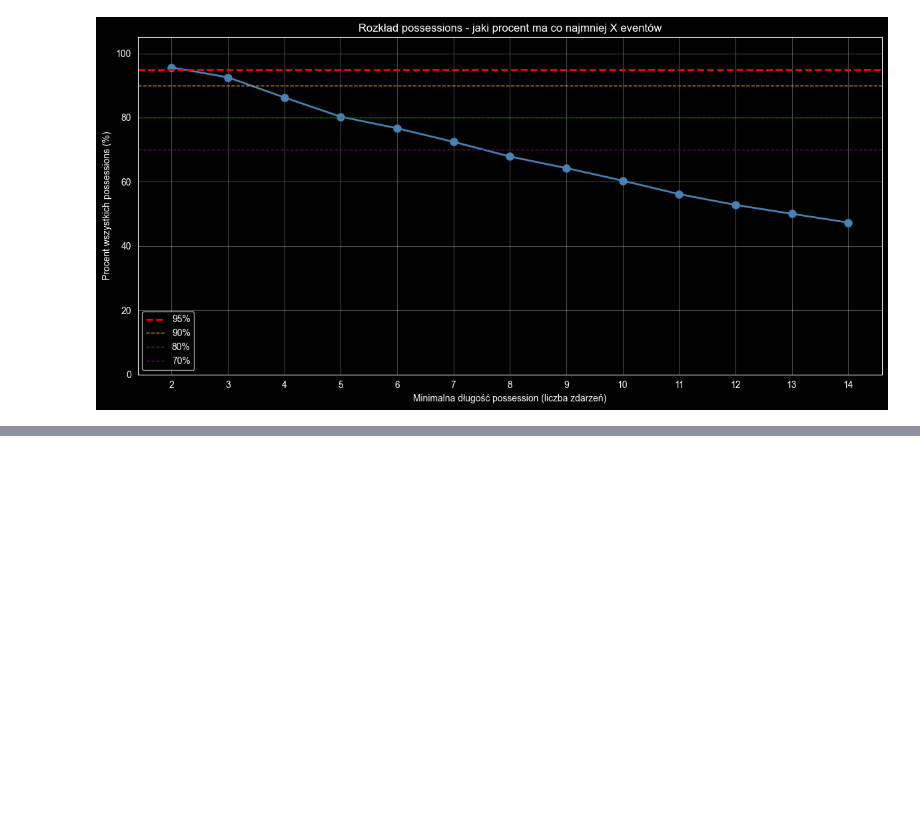
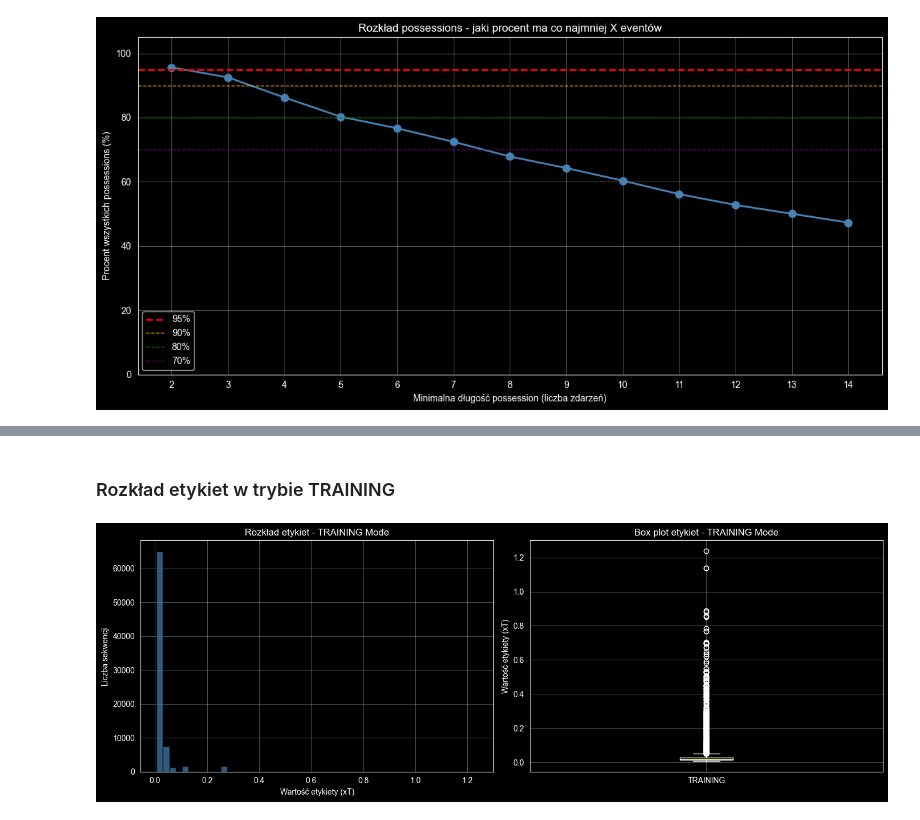
Before and after one commit to tmorcinek/statsbomb-scout, a Jupyter notebook: src/analysis/analysis.ipynb, the cells around one changed output, grey strips where cells are left out. Drawn from its saved outputs; the diff is of its cells as text; code cells hidden in the pictures; blank space fills up the shorter version.

Commit message:
Working analysis of provided data for training.

```diff
--- a/src/analysis/analysis.ipynb
+++ b/src/analysis/analysis.ipynb
@@ -312,0 +317,16 @@ plt.tight_layout()
+# %%
+from src.ml.preprocessing.sequence import SequencePreprocessor, PreprocessingMode
+from src.ml.xthreat import get_default_xt_model
+import config
+
+# Initialize preprocessor
+preprocessor = SequencePreprocessor(
+    sequence_length=config.SEQUENCE_LENGTH,
+    minimum_sequence_length=config.MINIMUM_SEQUENCE_LENGTH,
+    xt_model=get_default_xt_model("../../models/xt_models/default_xt_model.json")
+)
+
+print(f"Preprocessor Configuration:")
+print(f"  - Sequence Length: {config.SEQUENCE_LENGTH}")
+print(f"  - Minimum Sequence Length: {config.MINIMUM_SEQUENCE_LENGTH}")
+print(f"  - Total matches: {len(matches)}")
@@ -312,0 +340,2 @@ plt.tight_layout()
+# %%
+X_train, y_train, p_train, m_train = preprocessor.process_matches(matches, mode=PreprocessingMode.TRAINING)
@@ -312,0 +438,21 @@ plt.tight_layout()
+# %% [markdown]
+### Rozkład etykiet w trybie TRAINING
+# %%
+fig, axes = plt.subplots(1, 2, figsize=(14, 5))
+
+# Histogram
+axes[0].hist(y_train, bins=50, color='steelblue', edgecolor='black', alpha=0.7)
+axes[0].set_xlabel('Wartość etykiety (xT)')
+axes[0].set_ylabel('Liczba sekwencji')
+axes[0].set_title('Rozkład etykiet - TRAINING Mode')
+axes[0].grid(alpha=0.3)
+
+# Box plot
+axes[1].boxplot([y_train], labels=['TRAINING'])
+axes[1].set_ylabel('Wartość etykiety (xT)')
+axes[1].set_title('Box plot etykiet - TRAINING Mode')
+axes[1].grid(alpha=0.3)
+
+plt.tight_layout()
+# %% [output]
+[figure, added]
```
Also changed, not shown: parts of 20 cells of this notebook, 1 other file.
